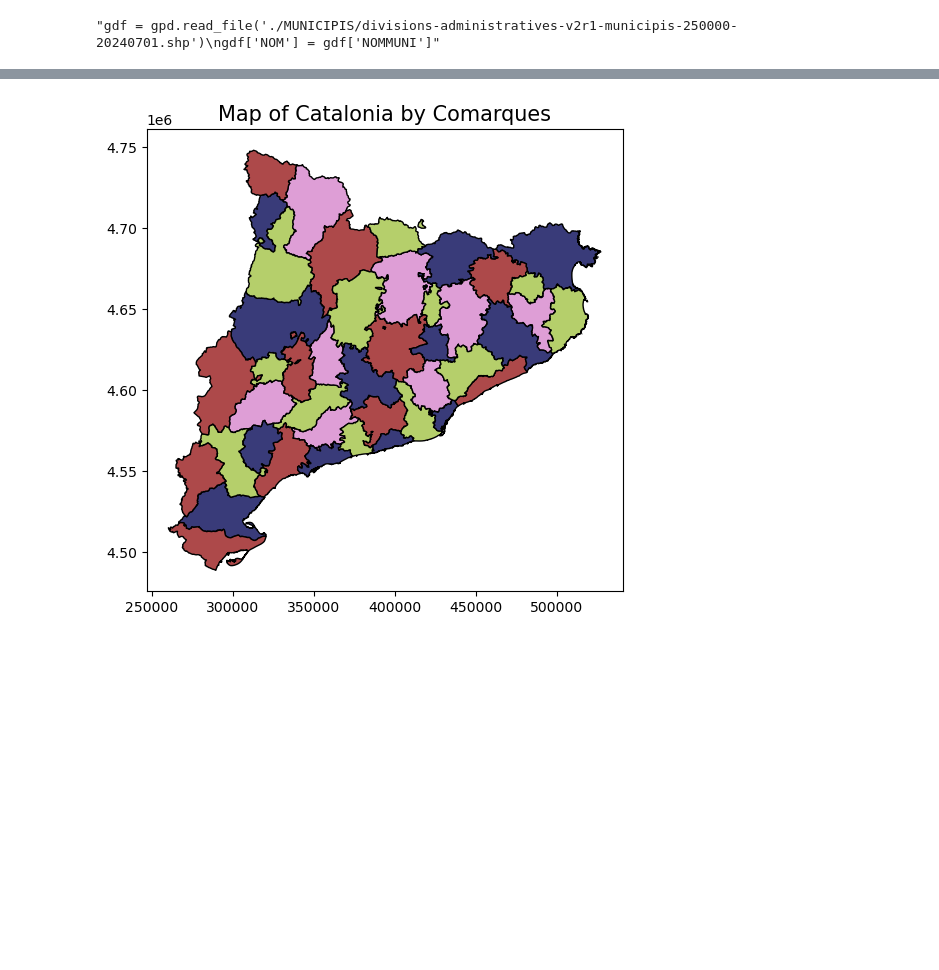
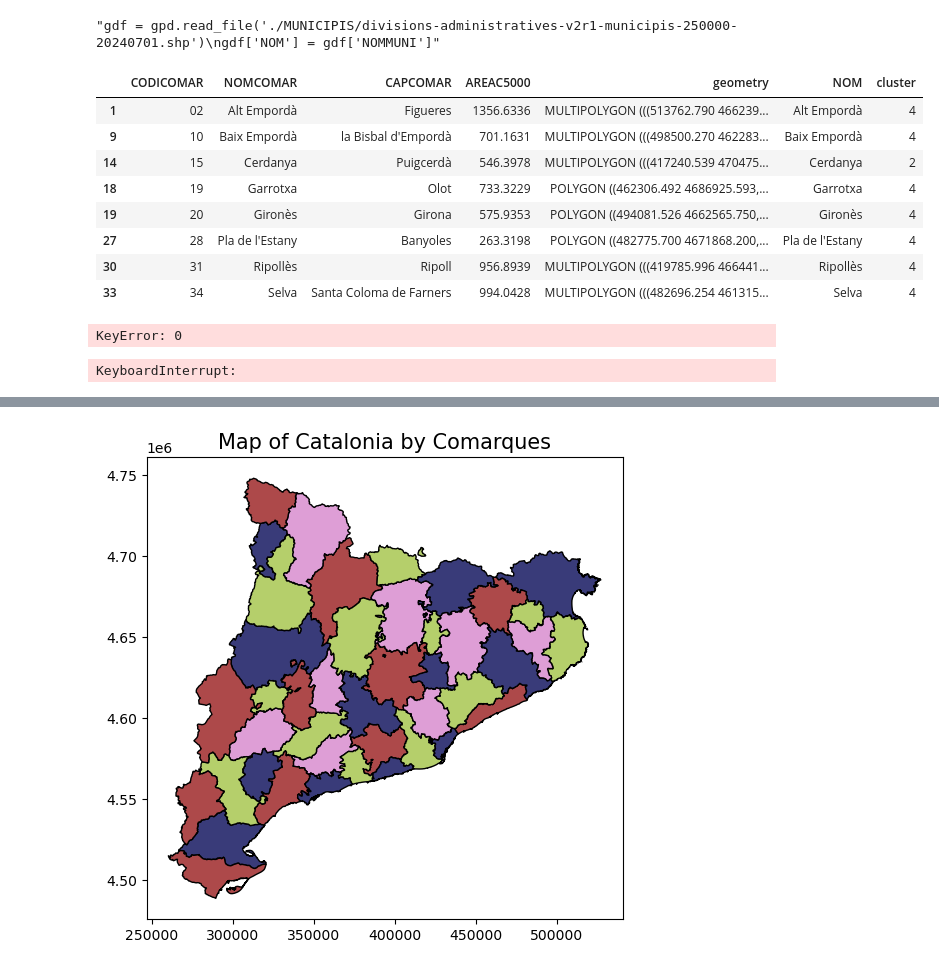
Before and after one commit to XavierQuerol/Graph-Coloring-Catalunya, a Jupyter notebook: paint_catalunya.ipynb, the cells around one changed output, grey strips where cells are left out. Saved outputs shown, nothing was run; the diff lists cells and outputs as text; code cells hidden in the pictures; blank space fills up the shorter version.

```diff
--- a/paint_catalunya.ipynb
+++ b/paint_catalunya.ipynb
@@ -19,0 +24,17 @@ gdf['NOM'] = gdf['NOMMUNI']"""
+# %%
+gdf2 = gdf[gdf['NOMCOMAR'].isin(['Ripollès', 'Cerdanya', 'Garrotxa', 'Alt Empordà', "Pla de l'Estany", 'Gironès', 'Baix Empordà', 'Selva'])]
+gdf2
+# %% [output]
+|  | CODICOMAR | NOMCOMAR | CAPCOMAR | AREAC5000 | geometry | NOM | cluster |
+| 1 | 02 | Alt Empordà | Figueres | 1356.6336 | MULTIPOLYGON (((513762.790 466239... | Alt Empordà | 4 |
+| 9 | 10 | Baix Empordà | la Bisbal d'Empordà | 701.1631 | MULTIPOLYGON (((498500.270 462283... | Baix Empordà | 4 |
+| 14 | 15 | Cerdanya | Puigcerdà | 546.3978 | MULTIPOLYGON (((417240.539 470475... | Cerdanya | 2 |
+| 18 | 19 | Garrotxa | Olot | 733.3229 | POLYGON ((462306.492 4686925.593,... | Garrotxa | 4 |
+| 19 | 20 | Gironès | Girona | 575.9353 | POLYGON ((494081.526 4662565.750,... | Gironès | 4 |
+| 27 | 28 | Pla de l'Estany | Banyoles | 263.3198 | POLYGON ((482775.700 4671868.200,... | Pla de l'Estany | 4 |
+| 30 | 31 | Ripollès | Ripoll | 956.8939 | MULTIPOLYGON (((419785.996 466441... | Ripollès | 4 |
+| 33 | 34 | Selva | Santa Coloma de Farners | 994.0428 | MULTIPOLYGON (((482696.254 461315... | Selva | 4 |
+# %%
+m2 = create_adjacent_matrix(gdf2)
+# %% [output]
+KeyError: 0
@@ -22,4 +79,16 @@ gdf['NOM'] = gdf['NOMMUNI']"""
 population_size = [30, 100, 300]
 prob_mutation = [0, 0.2, 0.6]
 max_generations = [0, 0.2, 0.6]
+# %%
+results = {}
+for matrix, name in [(adjacency_matrix_sorted, 'OAM'), (adjacency_matrix, 'AM'), ]:
+    results[name] = {'time': [], 'colors': []}
+    for i in range(5):
+        color_numbers, report_data, time = obtain_colours(matrix, population_size = 300, prob_mutation = 0.2, max_generations = 500,
+                        crossover_type = 'one-point', crossover_prob = 0.5)
+        results[name]['colors'].append(len(np.unique(color_numbers)))
+        results[name]['time'].append(time)
+        print(color_numbers)
+# %% [output]
+KeyboardInterrupt:
 # %%
```
Also changed, not shown: parts of 6 cells of this notebook, 2 other files.
